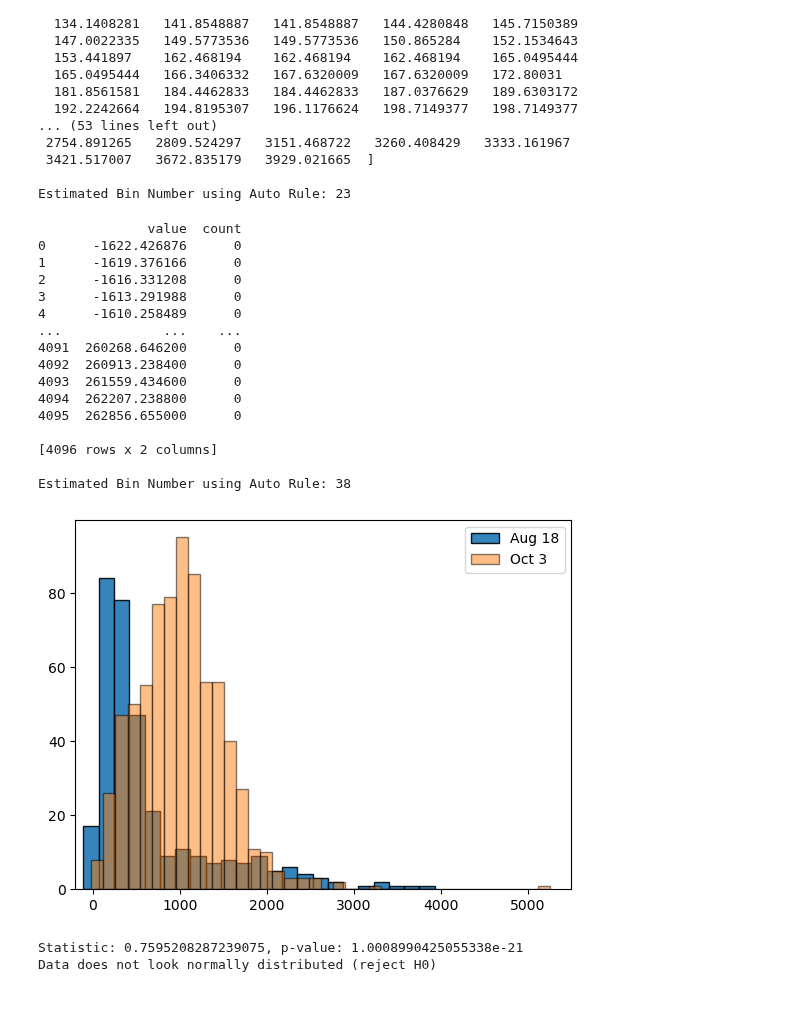
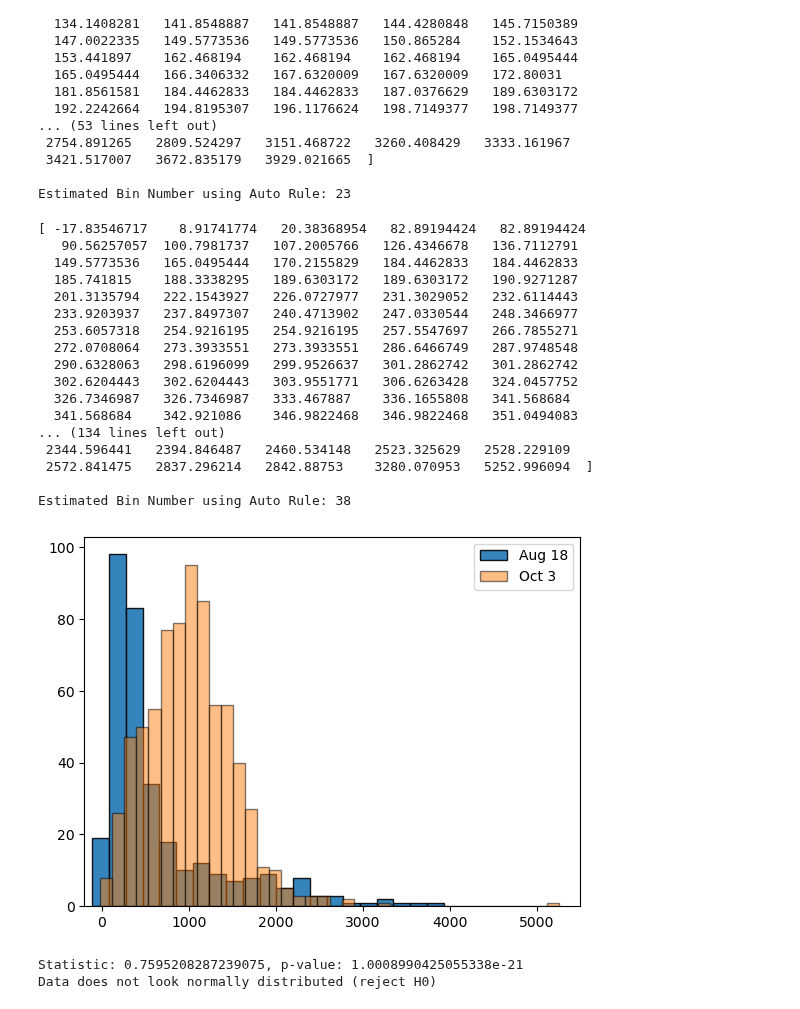
Before and after one commit to fraserclaire/flow-cytometry, a Jupyter notebook: cd127_comp_220v1.ipynb, the cells around one changed output. Saved outputs shown, nothing was run; the diff lists cells and outputs as text; code cells hidden in the pictures.

```diff
--- a/cd127_comp_220v1.ipynb
+++ b/cd127_comp_220v1.ipynb
@@ -49,7 +49,7 @@ Estimated Bin Number using Auto Rule: 23
 df2 = pd.read_csv('844-220v1_100323 CD4+CD127 counts.csv')
 
 df2 = pd.DataFrame(df2)
-print(df2)
+#print(df2)
 
 # Create a new DataFrame with repeated values based on counts
 result_array2 = np.repeat(df2['value'], df2['count'])
@@ -58,40 +58,41 @@ result_df2 = pd.DataFrame({'value': np.repeat(df2['value'], df2['count'])})
 # Convert the result to a NumPy array if needed
 result_array2 = result_df2['value'].to_numpy()
 
-#print(result_array2)
+print(result_array2)
 
 #estimate appropriate bin sizes based on data
 #auto: Maximum of the ‘sturges’ and ‘fd’ estimators. Provides good all around performance
 bin_size1 = np.histogram_bin_edges(result_array2, bins='auto')
 print("\nEstimated Bin Number using Auto Rule:", len(bin_size1) -1 )
 # %% [output]
-              value  count
-0      -1622.426876      0
-1      -1619.376166      0
-2      -1616.331208      0
-3      -1613.291988      0
-4      -1610.258489      0
-...             ...    ...
-4091  260268.646200      0
-4092  260913.238400      0
-4093  261559.434600      0
-4094  262207.238800      0
-4095  262856.655000      0
-
-[4096 rows x 2 columns]
+[ -17.83546717    8.91741774   20.38368954   82.89194424   82.89194424
+   90.56257057  100.7981737   107.2005766   126.4346678   136.7112791
+  149.5773536   165.0495444   170.2155829   184.4462833   184.4462833
+  185.741815    188.3338295   189.6303172   189.6303172   190.9271287
+  201.3135794   222.1543927   226.0727977   231.3029052   232.6114443
+  233.9203937   237.8497307   240.4713902   247.0330544   248.3466977
+  253.6057318   254.9216195   254.9216195   257.5547697   266.7855271
+  272.0708064   273.3933551   273.3933551   286.6466749   287.9748548
+  290.6328063   298.6196099   299.9526637   301.2862742   301.2862742
+  302.6204443   302.6204443   303.9551771   306.6263428   324.0457752
+  326.7346987   326.7346987   333.467887    336.1655808   341.568684
+  341.568684    342.921086    346.9822468   346.9822468   351.0494083
+... (134 lines left out)
+ 2344.596441   2394.846487   2460.534148   2523.325629   2528.229109
+ 2572.841475   2837.296214   2842.88753    3280.070953   5252.996094  ]
 
 Estimated Bin Number using Auto Rule: 38
 # %%
 #plot data, exclude x-values >5500
 #alpha value in plt.hist line indicates how bold the plotted bars are
 #alpha = 1, indicates no transparency
-plt.hist(result_array, bins=23, edgecolor='black', label='Aug 18', alpha=0.9)
+plt.hist(result_array, bins=21, edgecolor='black', label='Aug 18', alpha=0.9)
 plt.hist(result_array2, bins=38, edgecolor='black', label='Oct 3', alpha=0.5)
 plt.xlim(-200, 5500)
 plt.legend()
 plt.show()
 # %% [output]
-[figure, old version]
+[figure, new version]
 # %%
 #test the distribution of dataset1
 #does it follow a normal distribution?
```
Also changed, not shown: parts of 2 cells of this notebook, 11 other files.
